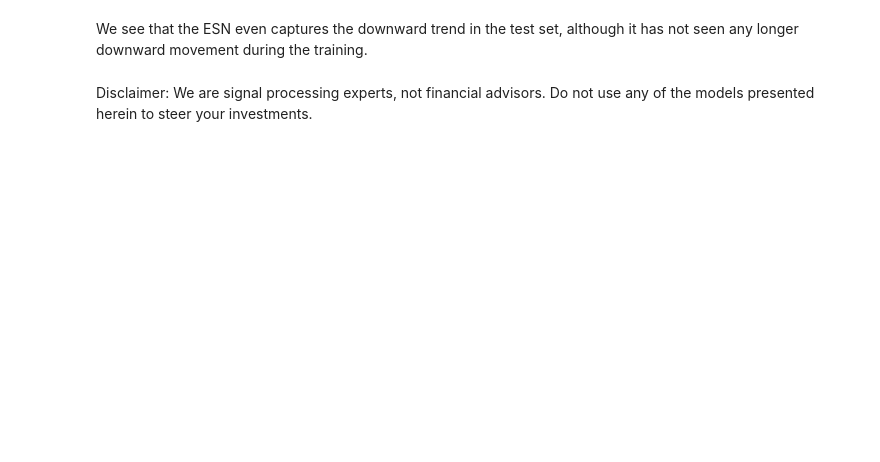
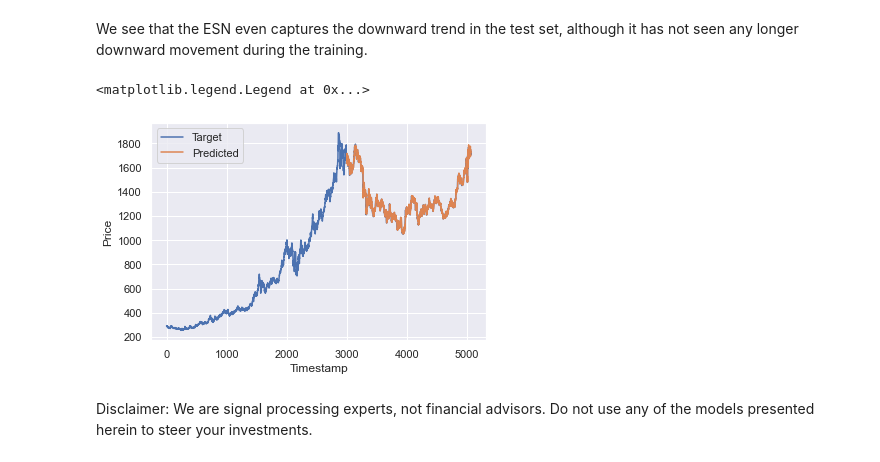
Before and after one commit to PlasmaControl/PyRCN, a Jupyter notebook: examples/stock-price-prediction.ipynb, the cells around one changed output. Cells and saved outputs as stored; diff of their text form; code cells hidden in the pictures; blank space fills up the shorter version.

```diff
--- a/examples/stock-price-prediction.ipynb
+++ b/examples/stock-price-prediction.ipynb
@@ -77,8 +99,9 @@ future_total = len(X) - train_len
 # %% [markdown]
 Echo State Network preparation
 # %%
-base_input_to_nodes = InputToNode(hidden_layer_size=100, activation='identity', k_in=1, input_scaling=0.6, bias_scaling=0.0)
-base_nodes_to_nodes = NodeToNode(hidden_layer_size=100, spectral_radius=0.9, leakage=1.0, bias_scaling=0.0, k_rec=10)
+base_input_to_nodes = InputToNode(hidden_layer_size=100, input_activation='identity',
+                                  k_in=1, input_scaling=0.6, bias_scaling=0.0)
+base_nodes_to_nodes = NodeToNode(hidden_layer_size=100, spectral_radius=0.9, leakage=1.0, k_rec=10)
 
 esn = ESNRegressor(input_to_node=base_input_to_nodes,
                    node_to_node=base_nodes_to_nodes,
@@ -99,15 +120,18 @@ TypeError: check_array() got an unexpected keyword argument 'multi_output'
 # %% [markdown]
 We see that the ESN even captures the downward trend in the test set, although it has not seen any longer downward movement during the training.
 # %%
-prices_pred = np.empty_like(prices)
+prices_pred = np.empty_like(X)
 prices_pred[:] = np.nan
-prices_pred[train_len + future_len:, 0] = test_pred[train_len:]
+prices_pred[train_len + future_len:, 0] = y_test_pred[train_len:]
 
 plt.figure()
-plt.plot(scaler.inverse_transform(test_out), label='Target')
+plt.plot(scaler.inverse_transform(y_test), label='Target')
 plt.plot(scaler.inverse_transform(prices_pred), label='Predicted')
 plt.xlabel("Timestamp")
 plt.ylabel("Price")
 plt.legend()
+# %% [output]
+<matplotlib.legend.Legend at 0x...>
+[figure, added]
 # %% [markdown]
 Disclaimer: We are signal processing experts, not financial advisors. Do not use any of the models presented herein to steer your investments.
```
Also changed, not shown: parts of 10 cells of this notebook, 41 other files.
